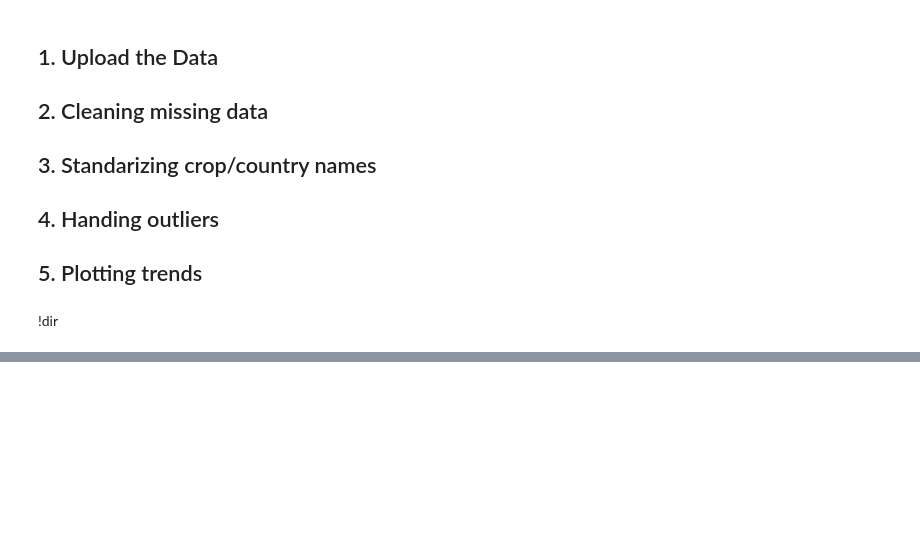
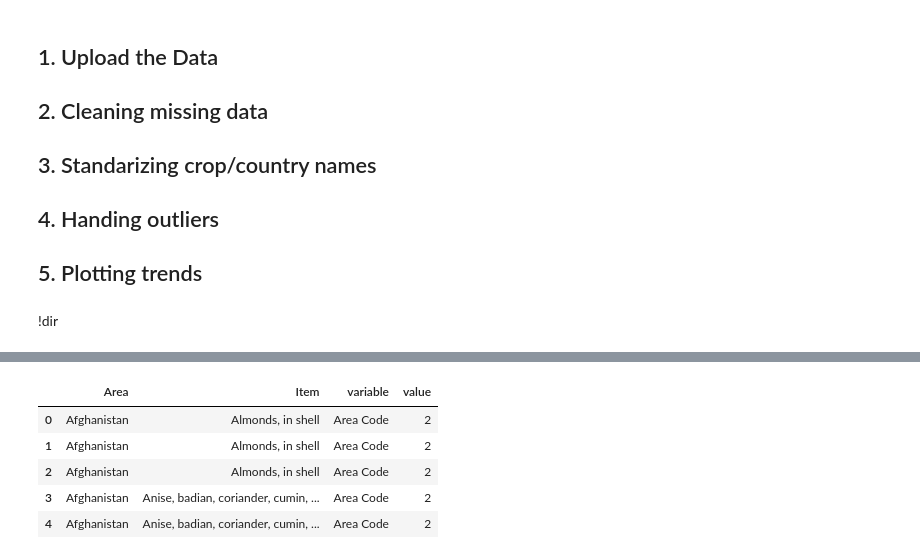
Before and after one commit to Moh-Bashawat/datasci2025, a Jupyter notebook: FAO1.ipynb, the cells around one changed output, grey strips where cells are left out. Cells and saved outputs as stored; diff of their text form; code cells hidden in the pictures; blank space fills up the shorter version.

```diff
--- a/FAO1.ipynb
+++ b/FAO1.ipynb
@@ -71,0 +85,15 @@ df_head
+# %%
+year_columns = [col for col in df_all.columns if col.startswith("Y")]
+df_melted1= pd.melt(
+                   df_all,
+                   id_vars =['Area', 'Item'],
+                   )
+# %%
+df_melted1.head(5)
+# %% [output]
+|  | Area | Item | variable | value |
+| 0 | Afghanistan | Almonds, in shell | Area Code | 2 |
+| 1 | Afghanistan | Almonds, in shell | Area Code | 2 |
+| 2 | Afghanistan | Almonds, in shell | Area Code | 2 |
+| 3 | Afghanistan | Anise, badian, coriander, cumin, ... | Area Code | 2 |
+| 4 | Afghanistan | Anise, badian, coriander, cumin, ... | Area Code | 2 |
```
Also changed, not shown: parts of 15 cells of this notebook.
